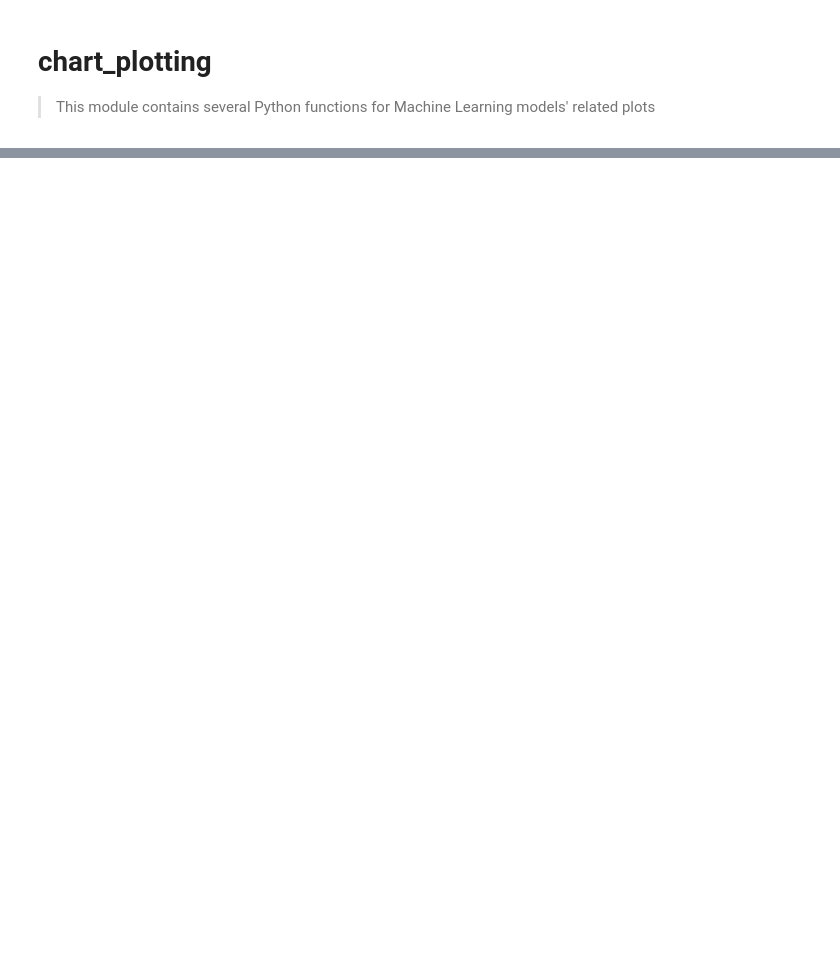
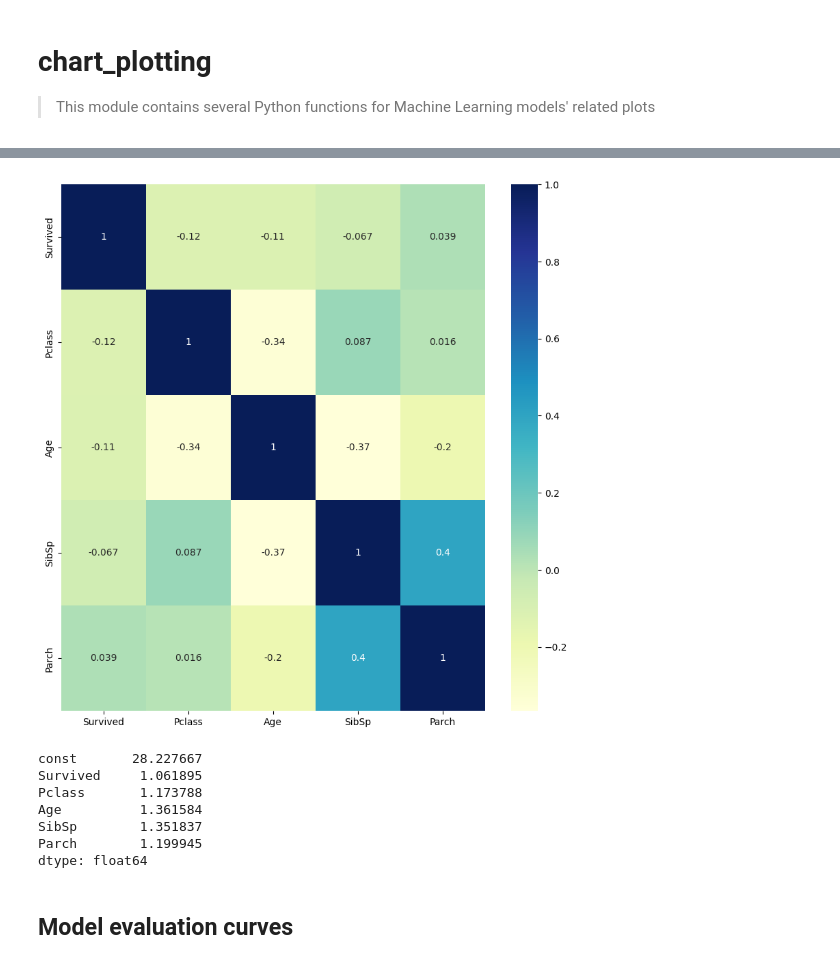
Before and after one commit to anhquan0412/that-ml-library, a Jupyter notebook: nbs/03_chart_plotting.ipynb, the cells around one changed output, grey strips where cells are left out. Drawn from its saved outputs; the diff is of its cells as text; code cells hidden in the pictures; blank space fills up the shorter version.

Commit message:
complete chart plotting

```diff
--- a/nbs/03_chart_plotting.ipynb
+++ b/nbs/03_chart_plotting.ipynb
@@ -310,0 +43,19 @@ def get_adaboost_info(dt_params,ada_params,X,y,seed=42):
+# %%
+#| export
+def get_vif(df:pd.DataFrame, # dataframe to plot
+            plot_corr=False # to plot the correlation matrix
+           ):
+    """
+    Perform variance inflation factor calculation, and optionally plot correlation matrix
+
+    Note that your dataframe should only have numerical features to perform VIF
+    """
+    if plot_corr:
+        fig,ax = plt.subplots(figsize=(10,10))
+        dataplot = sns.heatmap(np.round(df.corr(),3), cmap="YlGnBu", annot=True)
+        plt.show()
+
+    df_const = add_constant(df)
+    vif = pd.Series([variance_inflation_factor(df_const.values, i)
+                    for i in range(df_const.shape[1])], index=df_const.columns)
+    return vif
@@ -310,0 +97,17 @@ def get_adaboost_info(dt_params,ada_params,X,y,seed=42):
+# %%
+df = pd.read_csv('https://raw.githubusercontent.com/plotly/datasets/master/titanic.csv')
+df_num = process_missing_values(df[['Survived','Pclass','Age','SibSp','Parch']],
+                                missing_cols='Age',strategies='median')
+# %%
+get_vif(df_num,True)
+# %% [output]
+[figure, added]
+const       28.227667
+Survived     1.061895
+Pclass       1.173788
+Age          1.361584
+SibSp        1.351837
+Parch        1.199945
+dtype: float64
+# %% [markdown]
+## Model evaluation curves
```
Also changed, not shown: parts of 60 cells of this notebook, 13 other files.
